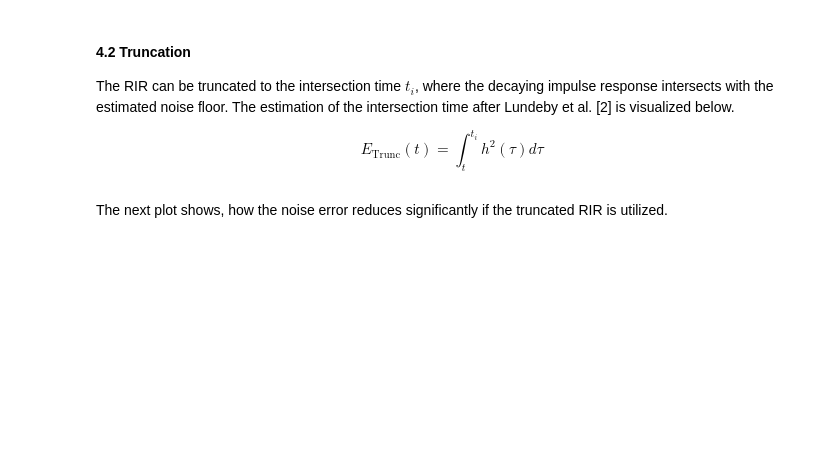
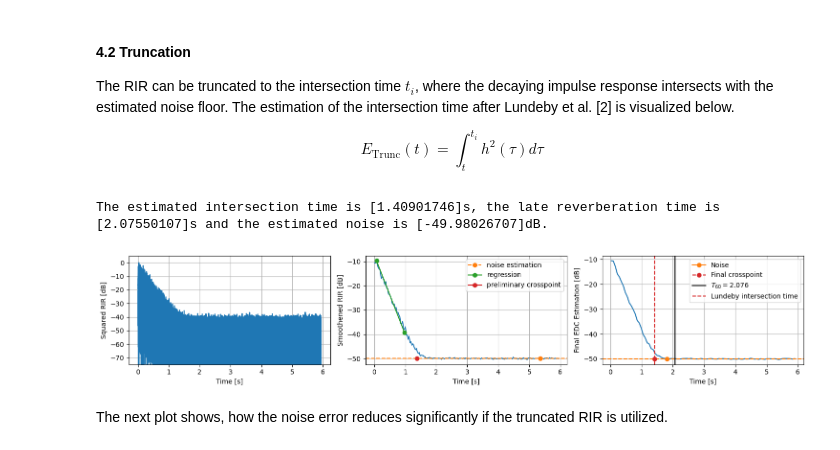
Before and after one commit to pyfar/pyrato, a Jupyter notebook: examples/energy_decay_curves_and_reverberation_time.ipynb, the cells around one changed output. Cells and saved outputs as stored; diff of their text form; code cells hidden in the pictures; blank space fills up the shorter version.

```diff
--- a/examples/energy_decay_curves_and_reverberation_time.ipynb
+++ b/examples/energy_decay_curves_and_reverberation_time.ipynb
@@ -155,12 +167,15 @@ The RIR can be truncated to the intersection time $t_i$, where the decaying impu
 $$ E_\mathrm{Trunc}(t) = \int_t^{t_{i}} h^2(\tau) d\tau  $$
 # %%
 intersection_time, late_reveberation_time, noise_level_lundeby = \
-    ra.intersection_time_lundeby(
+    ra.edc.intersection_time_lundeby(
         rir_1_noise, freq='broadband', is_energy=False,
         time_shift=True, channel_independent=False, plot=True)
 
 output_string = "The estimated intersection time is {}s, the late reverberation time is {}s and the estimated noise is {}dB.".format(intersection_time, late_reveberation_time, 10*np.log10(np.abs(noise_level_lundeby)))
 print(output_string)
+# %% [output]
+The estimated intersection time is [1.40901746]s, the late reverberation time is [2.07550107]s and the estimated noise is [-49.98026707]dB.
+[figure, added]
 # %% [markdown]
 The next plot shows, how the noise error reduces significantly if the truncated RIR is utilized.
 # %%
```
Also changed, not shown: parts of 14 cells of this notebook, 4 other files.
